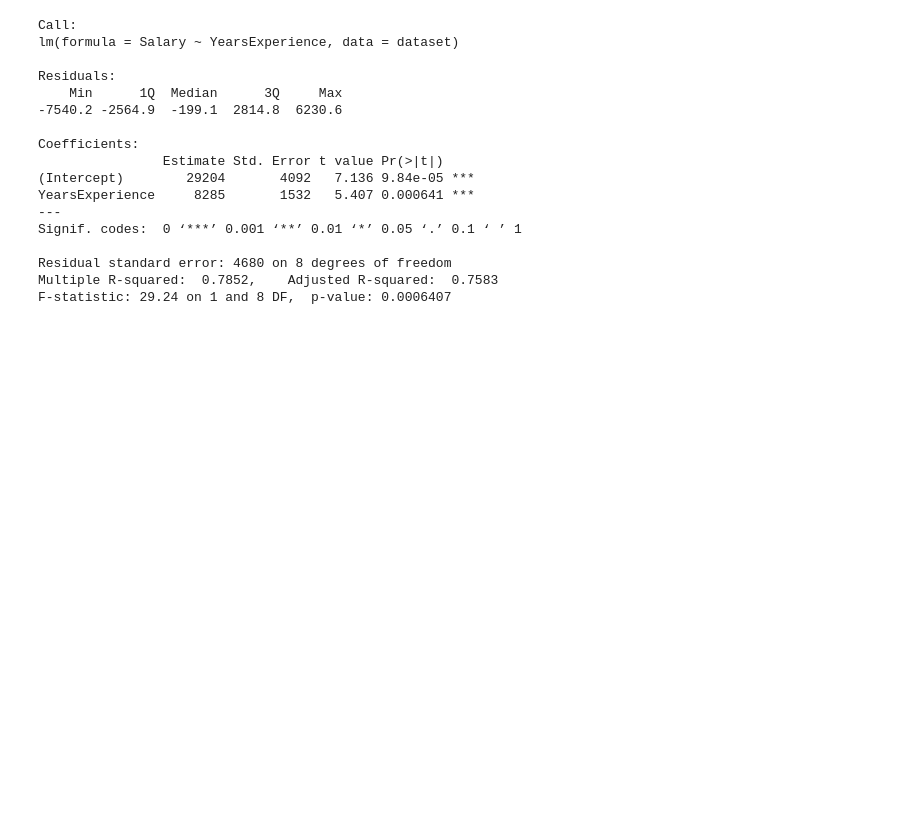
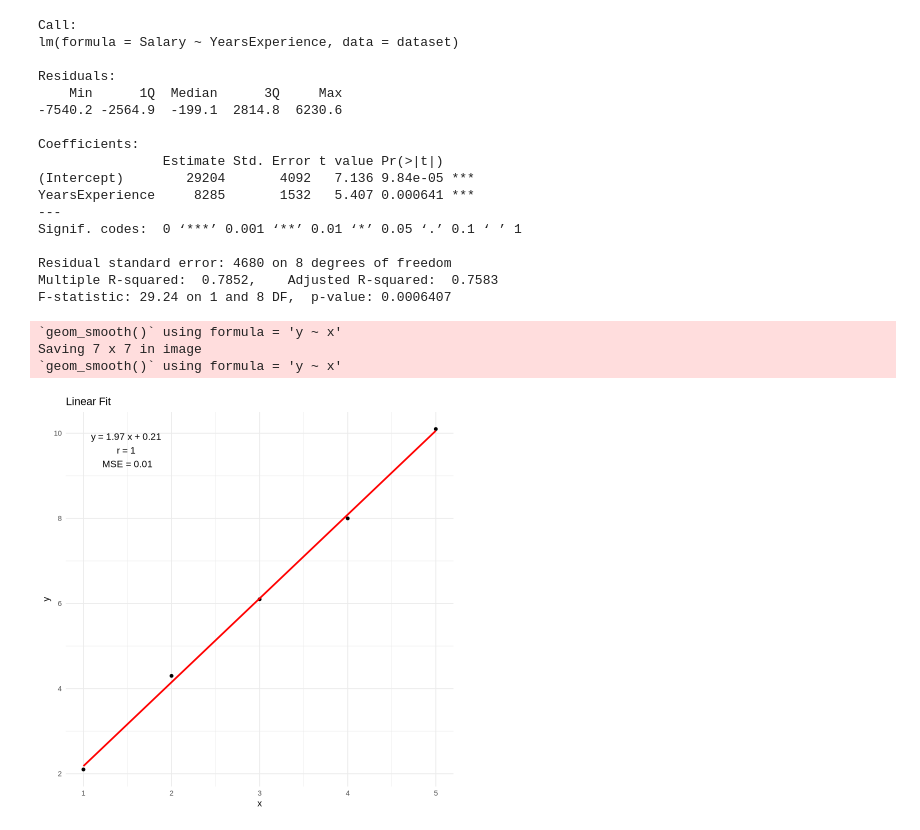
Before and after one commit to jeffbarbee/assignment2, a Jupyter notebook: RegressionR.ipynb, the cells around one changed output. Saved outputs shown, nothing was run; the diff lists cells and outputs as text; code cells hidden in the pictures; blank space fills up the shorter version.

```diff
--- a/RegressionR.ipynb
+++ b/RegressionR.ipynb
@@ -41,0 +44,35 @@ F-statistic: 29.24 on 1 and 8 DF,  p-value: 0.0006407
+# %%
+library(ggplot2)
+
+# Data
+df <- data.frame(
+  x = c(1, 2, 3, 4, 5),
+  y = c(2.1, 4.3, 6.1, 8.0, 10.1)
+)
+
+# Fit model
+model <- lm(y ~ x, data = df)
+slope <- coef(model)[2]
+intercept <- coef(model)[1]
+r <- cor(df$x, df$y)
+pred <- predict(model)
+mse <- mean((df$y - pred)^2)
+
+# Plot
+ggplot(df, aes(x = x, y = y)) +
+  geom_point() +
+  geom_smooth(method = "lm", se = FALSE, color = "red") +
+  annotate("text", x = 1.5, y = max(df$y) - 0.5,
+           label = paste("y =", round(slope, 2), "x +", round(intercept, 2),
+                         "\nr =", round(r, 2), "\nMSE =", round(mse, 2)),
+           size = 4) +
+  labs(title = "Linear Fit",
+       x = "x", y = "y") +
+  theme_minimal()
+
+ggsave("regression_plot_r.png")
+# %% [output]
+`geom_smooth()` using formula = 'y ~ x'
+Saving 7 x 7 in image
+`geom_smooth()` using formula = 'y ~ x'
+[figure, added]
```
Also changed, not shown: parts of 1 cell of this notebook, 5 other files.
